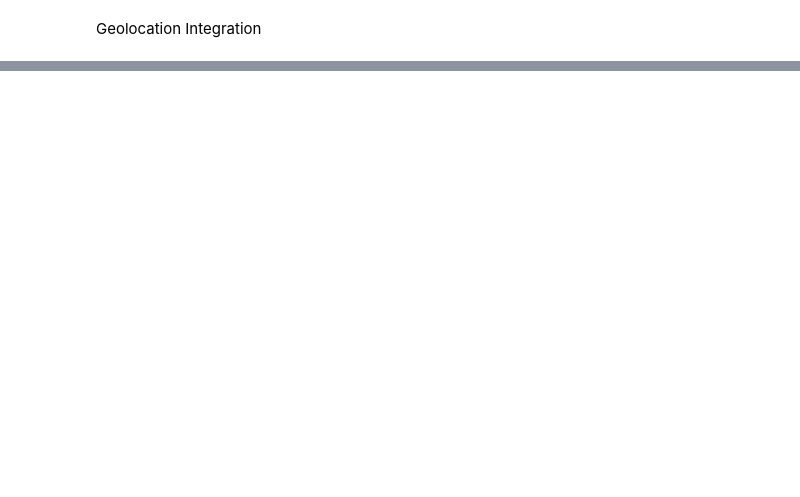
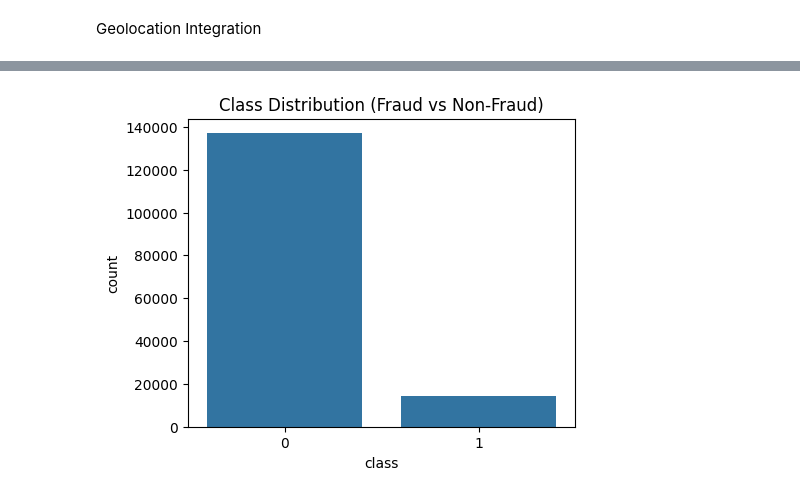
Before and after one commit to wakgari-Elias/fraud-detection, a Jupyter notebook: notebooks/eda-fraud-data.ipynb, the cells around one changed output, grey strips where cells are left out. Saved outputs shown, nothing was run; the diff lists cells and outputs as text; code cells hidden in the pictures; blank space fills up the shorter version.

```diff
--- a/notebooks/eda-fraud-data.ipynb
+++ b/notebooks/eda-fraud-data.ipynb
@@ -253,0 +456,100 @@ Name: class, dtype: float64
+# %%
+# =========================
+# FULL CLEAN PIPELINE + SAFE SMOTE
+# =========================
+
+# 1️⃣ IMPORT LIBRARIES
+import pandas as pd
+import numpy as np
+import matplotlib.pyplot as plt
+import seaborn as sns
+
+from sklearn.preprocessing import StandardScaler
+from sklearn.model_selection import train_test_split
+from imblearn.over_sampling import SMOTE
+
+# 2️⃣ LOAD DATA
+fraud_df = pd.read_csv("../data/raw/Fraud_Data.csv")
+ip_df = pd.read_csv("../data/raw/IpAddress_to_Country.csv")
+
+# 3️⃣ HANDLE MISSING VALUES & DUPLICATES
+fraud_df = fraud_df.dropna().drop_duplicates()
+
+# 4️⃣ CORRECT DATA TYPES
+fraud_df["signup_time"] = pd.to_datetime(fraud_df["signup_time"])
+fraud_df["purchase_time"] = pd.to_datetime(fraud_df["purchase_time"])
+fraud_df["ip_address"] = fraud_df["ip_address"].astype(int)
+
+ip_df["lower_bound_ip_address"] = ip_df["lower_bound_ip_address"].astype(int)
+ip_df["upper_bound_ip_address"] = ip_df["upper_bound_ip_address"].astype(int)
+
+# 5️⃣ EDA – CLASS DISTRIBUTION
+plt.figure(figsize=(5,4))
+sns.countplot(x="class", data=fraud_df)
+plt.title("Class Distribution (Fraud vs Non-Fraud)")
+plt.show()
+
+# 6️⃣ TIME-BASED FEATURES
+fraud_df["hour_of_day"] = fraud_df["purchase_time"].dt.hour
+fraud_df["day_of_week"] = fraud_df["purchase_time"].dt.dayofweek
+fraud_df["time_since_signup"] = (fraud_df["purchase_time"] - fraud_df["signup_time"]).dt.total_seconds()
+
+# 7️⃣ TRANSACTION FREQUENCY
+fraud_df["transactions_per_user"] = fraud_df.groupby("user_id")["user_id"].transform("count")
+
+# 8️⃣ GEOLOCATION MERGE
+ip_df_sorted = ip_df.sort_values("lower_bound_ip_address")
+fraud_df = fraud_df.sort_values("ip_address")
+
+fraud_df = pd.merge_asof(
+    fraud_df,
+    ip_df_sorted,
+    left_on="ip_address",
+    right_on="lower_bound_ip_address",
+    direction="backward"
+)
+
+fraud_df = fraud_df[fraud_df["ip_address"] <= fraud_df["upper_bound_ip_address"]]
+
+# 9️⃣ FRAUD BY COUNTRY
+fraud_by_country = fraud_df.groupby("country")["class"].mean().sort_values(ascending=False).head(10)
+fraud_by_country.plot(kind="bar", figsize=(8,4), title="Top Fraud Countries")
+plt.show()
+
+# 🔟 ENCODE CATEGORICAL VARIABLES
+fraud_df_encoded = pd.get_dummies(
+    fraud_df,
+    columns=["source", "browser", "sex", "country"],
+    drop_first=True
+)
+
+# 1️⃣1️⃣ SPLIT DATA
+X = fraud_df_encoded.drop("class", axis=1)
+y = fraud_df_encoded["class"]
+
+# ❌ REMOVE DATETIME & NON-NUMERIC COLUMNS
+X = X.drop(columns=X.select_dtypes(include=["datetime"]).columns)
+X = X.select_dtypes(include=["number"])
+
+X_train, X_test, y_train, y_test = train_test_split(
+    X, y, test_size=0.2, stratify=y, random_state=42
+)
+
+# 1️⃣2️⃣ SCALE NUMERICAL FEATURES
+num_cols = ["purchase_value", "age", "time_since_signup", "transactions_per_user"]
+
+scaler = StandardScaler()
+X_train[num_cols] = scaler.fit_transform(X_train[num_cols])
+X_test[num_cols] = scaler.transform(X_test[num_cols])
+
+# 1️⃣3️⃣ HANDLE CLASS IMBALANCE WITH SMOTE
+print("Before SMOTE:")
+print(y_train.value_counts())
+
+smote = SMOTE(random_state=42)
+X_train_resampled, y_train_resampled = smote.fit_resample(X_train, y_train)
+
+print("\nAfter SMOTE:")
+print(pd.Series(y_train_resampled).value_counts())
+# %% [output]
+[figure, added]
```
Also changed, not shown: parts of 67 cells of this notebook, 2 other files.
